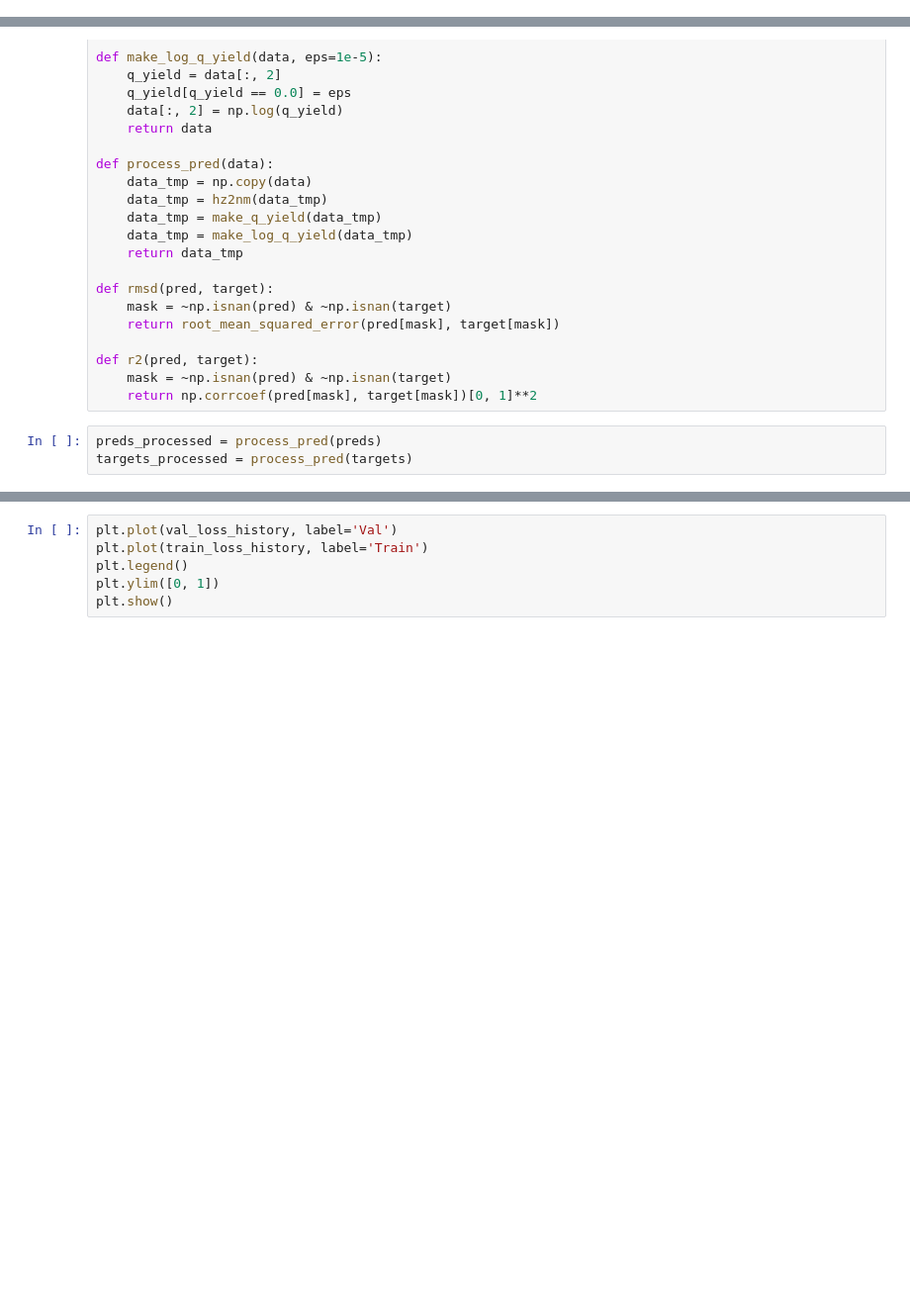
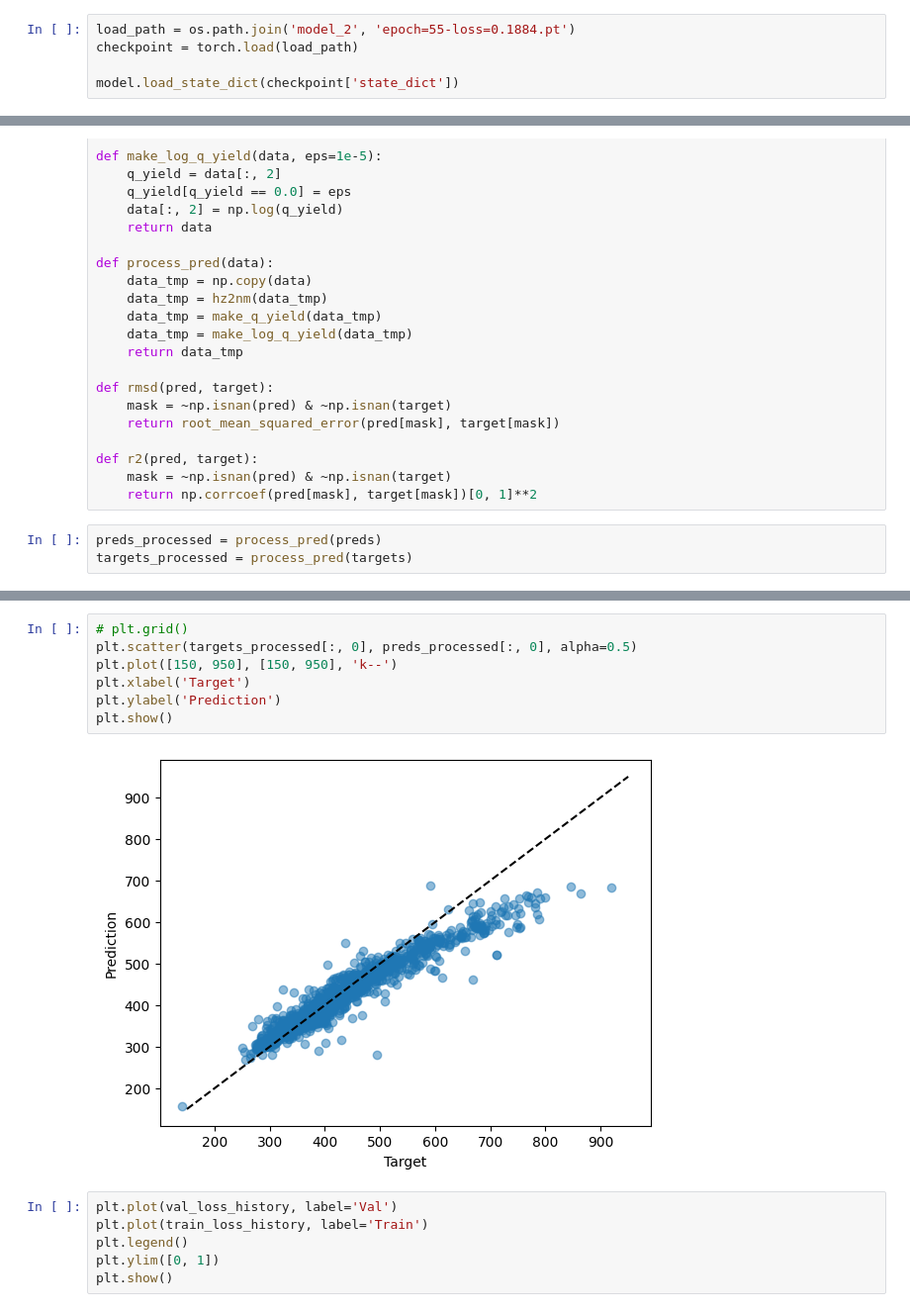
Before and after one commit to Oleg20502/OPGNN, a Jupyter notebook: painn/painn_gemnet/training_1.ipynb, the cells around one changed output, grey strips where cells are left out. Shown at 99% size. Saved outputs shown, nothing was run; the diff lists cells and outputs as text; blank space fills up the shorter version.

```diff
--- a/painn/painn_gemnet/training_1.ipynb
+++ b/painn/painn_gemnet/training_1.ipynb
@@ -717,0 +711,5 @@ model.load_state_dict(checkpoint['state_dict'])
+# %%
+load_path = os.path.join('model_2', 'epoch=55-loss=0.1884.pt')
+checkpoint = torch.load(load_path)
+
+model.load_state_dict(checkpoint['state_dict'])
@@ -768,3 +768,12 @@ R2 Log quantum yield: 0.27651049902047387
+# %%
+# plt.grid()
+plt.scatter(targets_processed[:, 0], preds_processed[:, 0], alpha=0.5)
+plt.plot([150, 950], [150, 950], 'k--')
+plt.xlabel('Target')
+plt.ylabel('Prediction')
+plt.show()
+# %% [output]
+[figure, added]
 # %%
 plt.plot(val_loss_history, label='Val')
 plt.plot(train_loss_history, label='Train')
```
Also changed, not shown: parts of 6 cells of this notebook, 5 other files.
